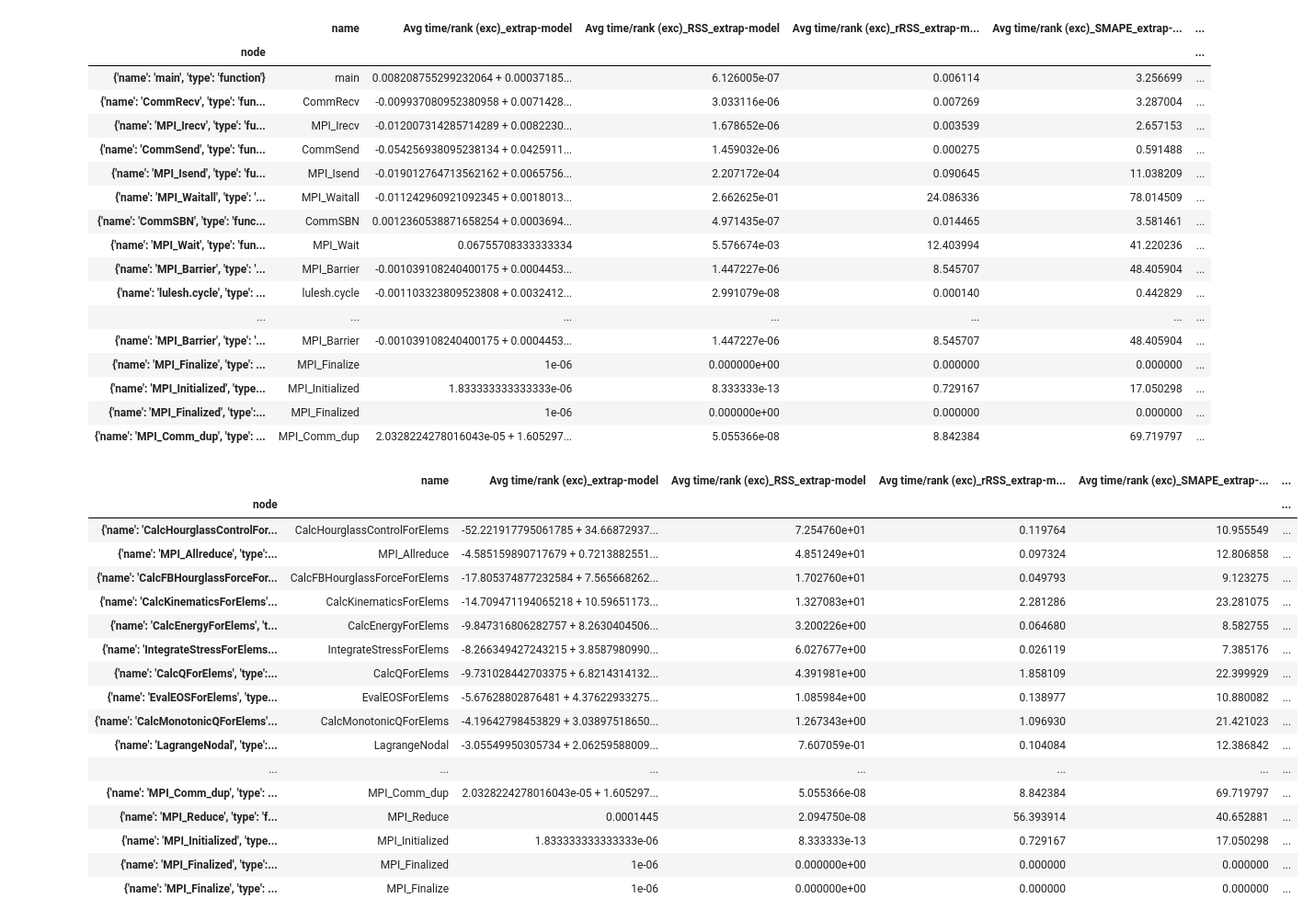
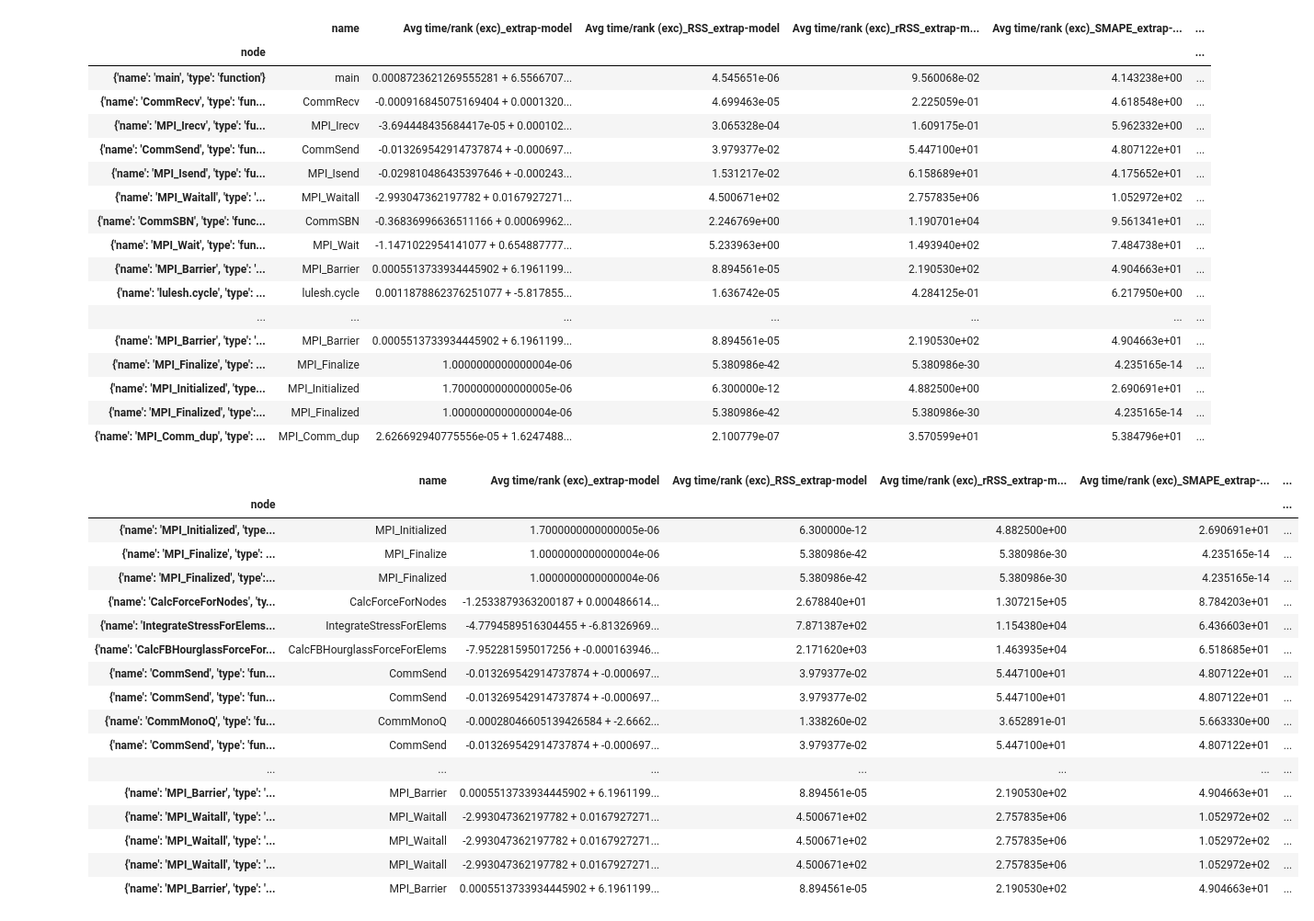
Before and after one commit to LLNL/thicket-tutorial, a Jupyter notebook: notebooks/test.ipynb, the cells around one changed output. Shown at 92% size. Drawn from its saved outputs; the diff is of its cells as text; code cells hidden in the pictures.

Commit message:
added code for new functions for testing

```diff
--- a/notebooks/test.ipynb
+++ b/notebooks/test.ipynb
@@ -95,0 +42,3 @@ t_ens.statsframe.dataframe
+# %%
+pd.set_option('display.max_colwidth', None)
+t_ens.statsframe.dataframe
@@ -145,5 +112,5 @@ xp_comp_df
 # %%
-mdl.complexity_statsframe(eval_target=[512])
+mdl.complexity_statsframe(eval_targets=[[512,70],[1024,80]])
 
 xp_comp_df = t_ens.statsframe.dataframe
 
@@ -151,43 +118,43 @@ xp_comp_df
 # %% [output]
 |  | name | Avg time/rank (exc)_extrap-model | Avg time/rank (exc)_RSS_extrap-model | Avg time/rank (exc)_rRSS_extrap-m... | Avg time/rank (exc)_SMAPE_extrap-... | ... |
 | node |  |  |  |  |  | ... |
-| {'name': 'main', 'type': 'function'} | main | 0.008208755299232064 + 0.00037185... | 6.126005e-07 | 0.006114 | 3.256699 | ... |
-| {'name': 'CommRecv', 'type': 'fun... | CommRecv | -0.009937080952380958 + 0.0071428... | 3.033116e-06 | 0.007269 | 3.287004 | ... |
-| {'name': 'MPI_Irecv', 'type': 'fu... | MPI_Irecv | -0.012007314285714289 + 0.0082230... | 1.678652e-06 | 0.003539 | 2.657153 | ... |
-| {'name': 'CommSend', 'type': 'fun... | CommSend | -0.054256938095238134 + 0.0425911... | 1.459032e-06 | 0.000275 | 0.591488 | ... |
-| {'name': 'MPI_Isend', 'type': 'fu... | MPI_Isend | -0.019012764713562162 + 0.0065756... | 2.207172e-04 | 0.090645 | 11.038209 | ... |
-| {'name': 'MPI_Waitall', 'type': '... | MPI_Waitall | -0.011242960921092345 + 0.0018013... | 2.662625e-01 | 24.086336 | 78.014509 | ... |
-| {'name': 'CommSBN', 'type': 'func... | CommSBN | 0.0012360538871658254 + 0.0003694... | 4.971435e-07 | 0.014465 | 3.581461 | ... |
-| {'name': 'MPI_Wait', 'type': 'fun... | MPI_Wait | 0.06755708333333334 | 5.576674e-03 | 12.403994 | 41.220236 | ... |
-| {'name': 'MPI_Barrier', 'type': '... | MPI_Barrier | -0.001039108240400175 + 0.0004453... | 1.447227e-06 | 8.545707 | 48.405904 | ... |
-| {'name': 'lulesh.cycle', 'type': ... | lulesh.cycle | -0.001103323809523808 + 0.0032412... | 2.991079e-08 | 0.000140 | 0.442829 | ... |
+| {'name': 'main', 'type': 'function'} | main | 0.0008723621269555281 + 6.5566707... | 4.545651e-06 | 9.560068e-02 | 4.143238e+00 | ... |
+| {'name': 'CommRecv', 'type': 'fun... | CommRecv | -0.000916845075169404 + 0.0001320... | 4.699463e-05 | 2.225059e-01 | 4.618548e+00 | ... |
+| {'name': 'MPI_Irecv', 'type': 'fu... | MPI_Irecv | -3.694448435684417e-05 + 0.000102... | 3.065328e-04 | 1.609175e-01 | 5.962332e+00 | ... |
+| {'name': 'CommSend', 'type': 'fun... | CommSend | -0.013269542914737874 + -0.000697... | 3.979377e-02 | 5.447100e+01 | 4.807122e+01 | ... |
+| {'name': 'MPI_Isend', 'type': 'fu... | MPI_Isend | -0.029810486435397646 + -0.000243... | 1.531217e-02 | 6.158689e+01 | 4.175652e+01 | ... |
+| {'name': 'MPI_Waitall', 'type': '... | MPI_Waitall | -2.993047362197782 + 0.0167927271... | 4.500671e+02 | 2.757835e+06 | 1.052972e+02 | ... |
+| {'name': 'CommSBN', 'type': 'func... | CommSBN | -0.36836996636511166 + 0.00069962... | 2.246769e+00 | 1.190701e+04 | 9.561341e+01 | ... |
+| {'name': 'MPI_Wait', 'type': 'fun... | MPI_Wait | -1.1471022954141077 + 0.654887777... | 5.233963e+00 | 1.493940e+02 | 7.484738e+01 | ... |
+| {'name': 'MPI_Barrier', 'type': '... | MPI_Barrier | 0.0005513733934445902 + 6.1961199... | 8.894561e-05 | 2.190530e+02 | 4.904663e+01 | ... |
+| {'name': 'lulesh.cycle', 'type': ... | lulesh.cycle | 0.0011878862376251077 + -5.817855... | 1.636742e-05 | 4.284125e-01 | 6.217950e+00 | ... |
 | ... | ... | ... | ... | ... | ... | ... |
-| {'name': 'MPI_Barrier', 'type': '... | MPI_Barrier | -0.001039108240400175 + 0.0004453... | 1.447227e-06 | 8.545707 | 48.405904 | ... |
-| {'name': 'MPI_Finalize', 'type': ... | MPI_Finalize | 1e-06 | 0.000000e+00 | 0.000000 | 0.000000 | ... |
-| {'name': 'MPI_Initialized', 'type... | MPI_Initialized | 1.833333333333333e-06 | 8.333333e-13 | 0.729167 | 17.050298 | ... |
-| {'name': 'MPI_Finalized', 'type':... | MPI_Finalized | 1e-06 | 0.000000e+00 | 0.000000 | 0.000000 | ... |
-| {'name': 'MPI_Comm_dup', 'type': ... | MPI_Comm_dup | 2.0328224278016043e-05 + 1.605297... | 5.055366e-08 | 8.842384 | 69.719797 | ... |
+| {'name': 'MPI_Barrier', 'type': '... | MPI_Barrier | 0.0005513733934445902 + 6.1961199... | 8.894561e-05 | 2.190530e+02 | 4.904663e+01 | ... |
+| {'name': 'MPI_Finalize', 'type': ... | MPI_Finalize | 1.0000000000000004e-06 | 5.380986e-42 | 5.380986e-30 | 4.235165e-14 | ... |
+| {'name': 'MPI_Initialized', 'type... | MPI_Initialized | 1.7000000000000005e-06 | 6.300000e-12 | 4.882500e+00 | 2.690691e+01 | ... |
+| {'name': 'MPI_Finalized', 'type':... | MPI_Finalized | 1.0000000000000004e-06 | 5.380986e-42 | 5.380986e-30 | 4.235165e-14 | ... |
+| {'name': 'MPI_Comm_dup', 'type': ... | MPI_Comm_dup | 2.626692940775556e-05 + 1.6247488... | 2.100779e-07 | 3.570599e+01 | 5.384796e+01 | ... |
 # %%
 # sort by growth rank to identify bottlenecks
-x = xp_comp_df.sort_values(by=["Avg time/rank (exc)_extrap-model_growth_rank"])
+x = xp_comp_df.sort_values(by=["Avg time/rank (exc)_extrap-model_complexity_(512,70)"])
 x
 # %% [output]
 |  | name | Avg time/rank (exc)_extrap-model | Avg time/rank (exc)_RSS_extrap-model | Avg time/rank (exc)_rRSS_extrap-m... | Avg time/rank (exc)_SMAPE_extrap-... | ... |
 | node |  |  |  |  |  | ... |
-| {'name': 'CalcHourglassControlFor... | CalcHourglassControlForElems | -52.221917795061785 + 34.66872937... | 7.254760e+01 | 0.119764 | 10.955549 | ... |
-| {'name': 'MPI_Allreduce', 'type':... | MPI_Allreduce | -4.585159890717679 + 0.7213882551... | 4.851249e+01 | 0.097324 | 12.806858 | ... |
-| {'name': 'CalcFBHourglassForceFor... | CalcFBHourglassForceForElems | -17.805374877232584 + 7.565668262... | 1.702760e+01 | 0.049793 | 9.123275 | ... |
-| {'name': 'CalcKinematicsForElems'... | CalcKinematicsForElems | -14.709471194065218 + 10.59651173... | 1.327083e+01 | 2.281286 | 23.281075 | ... |
-| {'name': 'CalcEnergyForElems', 't... | CalcEnergyForElems | -9.847316806282757 + 8.2630404506... | 3.200226e+00 | 0.064680 | 8.582755 | ... |
-| {'name': 'IntegrateStressForElems... | IntegrateStressForElems | -8.266349427243215 + 3.8587980990... | 6.027677e+00 | 0.026119 | 7.385176 | ... |
-| {'name': 'CalcQForElems', 'type':... | CalcQForElems | -9.731028442703375 + 6.8214314132... | 4.391981e+00 | 1.858109 | 22.399929 | ... |
-| {'name': 'EvalEOSForElems', 'type... | EvalEOSForElems | -5.67628802876481 + 4.37622933275... | 1.085984e+00 | 0.138977 | 10.880082 | ... |
-| {'name': 'CalcMonotonicQForElems'... | CalcMonotonicQForElems | -4.19642798453829 + 3.03897518650... | 1.267343e+00 | 1.096930 | 21.421023 | ... |
-| {'name': 'LagrangeNodal', 'type':... | LagrangeNodal | -3.05549950305734 + 2.06259588009... | 7.607059e-01 | 0.104084 | 12.386842 | ... |
+| {'name': 'MPI_Initialized', 'type... | MPI_Initialized | 1.7000000000000005e-06 | 6.300000e-12 | 4.882500e+00 | 2.690691e+01 | ... |
+| {'name': 'MPI_Finalize', 'type': ... | MPI_Finalize | 1.0000000000000004e-06 | 5.380986e-42 | 5.380986e-30 | 4.235165e-14 | ... |
+| {'name': 'MPI_Finalized', 'type':... | MPI_Finalized | 1.0000000000000004e-06 | 5.380986e-42 | 5.380986e-30 | 4.235165e-14 | ... |
+| {'name': 'CalcForceForNodes', 'ty... | CalcForceForNodes | -1.2533879363200187 + 0.000486614... | 2.678840e+01 | 1.307215e+05 | 8.784203e+01 | ... |
+| {'name': 'IntegrateStressForElems... | IntegrateStressForElems | -4.7794589516304455 + -6.81326969... | 7.871387e+02 | 1.154380e+04 | 6.436603e+01 | ... |
+| {'name': 'CalcFBHourglassForceFor... | CalcFBHourglassForceForElems | -7.952281595017256 + -0.000163946... | 2.171620e+03 | 1.463935e+04 | 6.518685e+01 | ... |
+| {'name': 'CommSend', 'type': 'fun... | CommSend | -0.013269542914737874 + -0.000697... | 3.979377e-02 | 5.447100e+01 | 4.807122e+01 | ... |
+| {'name': 'CommSend', 'type': 'fun... | CommSend | -0.013269542914737874 + -0.000697... | 3.979377e-02 | 5.447100e+01 | 4.807122e+01 | ... |
+| {'name': 'CommMonoQ', 'type': 'fu... | CommMonoQ | -0.00028046605139426584 + -2.6662... | 1.338260e-02 | 3.652891e-01 | 5.663330e+00 | ... |
+| {'name': 'CommSend', 'type': 'fun... | CommSend | -0.013269542914737874 + -0.000697... | 3.979377e-02 | 5.447100e+01 | 4.807122e+01 | ... |
 | ... | ... | ... | ... | ... | ... | ... |
-| {'name': 'MPI_Comm_dup', 'type': ... | MPI_Comm_dup | 2.0328224278016043e-05 + 1.605297... | 5.055366e-08 | 8.842384 | 69.719797 | ... |
-| {'name': 'MPI_Reduce', 'type': 'f... | MPI_Reduce | 0.0001445 | 2.094750e-08 | 56.393914 | 40.652881 | ... |
-| {'name': 'MPI_Initialized', 'type... | MPI_Initialized | 1.833333333333333e-06 | 8.333333e-13 | 0.729167 | 17.050298 | ... |
-| {'name': 'MPI_Finalized', 'type':... | MPI_Finalized | 1e-06 | 0.000000e+00 | 0.000000 | 0.000000 | ... |
-| {'name': 'MPI_Finalize', 'type': ... | MPI_Finalize | 1e-06 | 0.000000e+00 | 0.000000 | 0.000000 | ... |
+| {'name': 'MPI_Barrier', 'type': '... | MPI_Barrier | 0.0005513733934445902 + 6.1961199... | 8.894561e-05 | 2.190530e+02 | 4.904663e+01 | ... |
+| {'name': 'MPI_Waitall', 'type': '... | MPI_Waitall | -2.993047362197782 + 0.0167927271... | 4.500671e+02 | 2.757835e+06 | 1.052972e+02 | ... |
+| {'name': 'MPI_Waitall', 'type': '... | MPI_Waitall | -2.993047362197782 + 0.0167927271... | 4.500671e+02 | 2.757835e+06 | 1.052972e+02 | ... |
+| {'name': 'MPI_Waitall', 'type': '... | MPI_Waitall | -2.993047362197782 + 0.0167927271... | 4.500671e+02 | 2.757835e+06 | 1.052972e+02 | ... |
+| {'name': 'MPI_Barrier', 'type': '... | MPI_Barrier | 0.0005513733934445902 + 6.1961199... | 8.894561e-05 | 2.190530e+02 | 4.904663e+01 | ... |
 # %%
```
Also changed, not shown: parts of 11 cells of this notebook, 1 other file.
